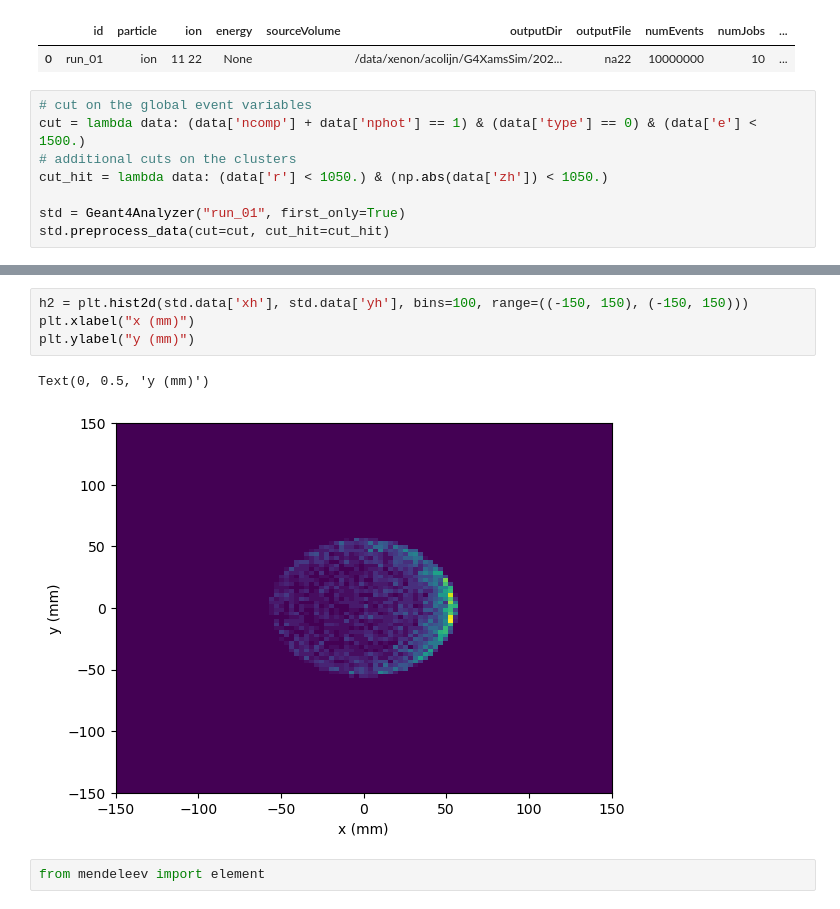
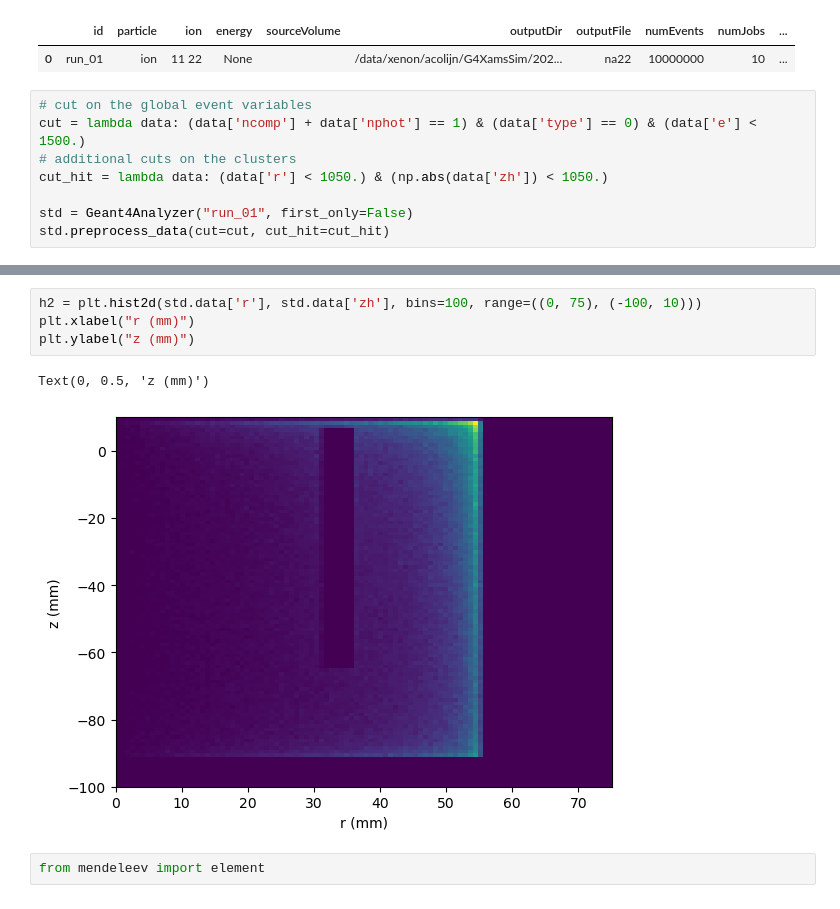
Before and after one commit to acolijn/G4XamsSim, a Jupyter notebook: analysis/analysis.ipynb, the cells around one changed output, grey strips where cells are left out. Cells and saved outputs as stored; diff of their text form.

```diff
--- a/analysis/analysis.ipynb
+++ b/analysis/analysis.ipynb
@@ -19,7 +19,7 @@ cut = lambda data: (data['ncomp'] + data['nphot'] == 1) & (data['type'] == 0) &
 # additional cuts on the clusters
 cut_hit = lambda data: (data['r'] < 1050.) & (np.abs(data['zh']) < 1050.)
 
-std = Geant4Analyzer("run_01", first_only=True)
+std = Geant4Analyzer("run_01", first_only=False)
 std.preprocess_data(cut=cut, cut_hit=cut_hit)
 # %% [output]
 Loading /data/xenon/acolijn/G4XamsSim/20240908_225627/na22_2.root
@@ -40,10 +49,10 @@ Text(0, 0.5, 'z (mm)')
 # %%
-h2 = plt.hist2d(std.data['xh'], std.data['yh'], bins=100, range=((-150, 150), (-150, 150)))
-plt.xlabel("x (mm)")
-plt.ylabel("y (mm)")
+h2 = plt.hist2d(std.data['r'], std.data['zh'], bins=100, range=((0, 75), (-100, 10)))
+plt.xlabel("r (mm)")
+plt.ylabel("z (mm)")
 # %% [output]
-Text(0, 0.5, 'y (mm)')
+Text(0, 0.5, 'z (mm)')
-[figure, old version]
+[figure, new version]
 # %%
 from mendeleev import element
 # %%
```
Also changed, not shown: parts of 3 cells of this notebook, 14 other files.
